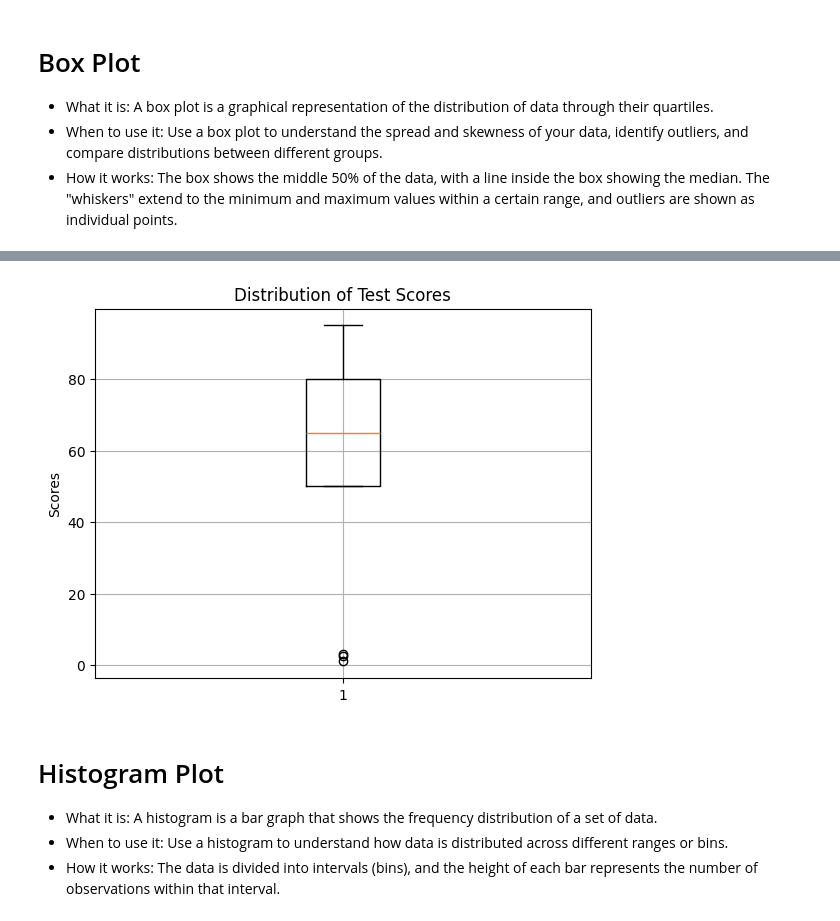
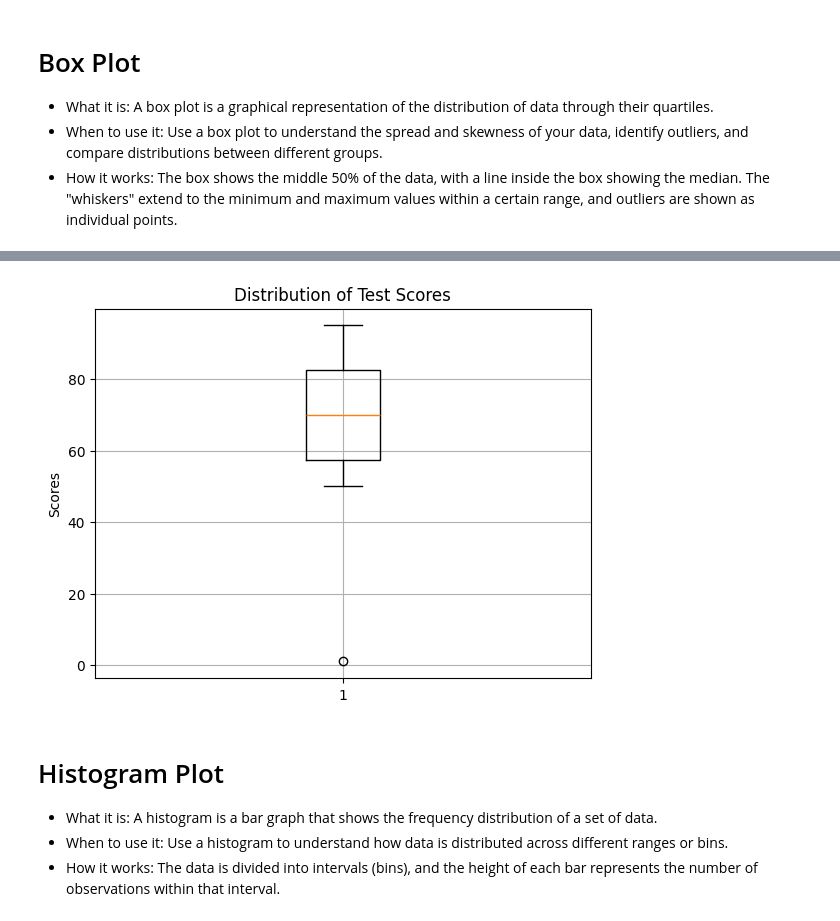
Before and after one commit to Ali4real/Navttac, a Jupyter notebook: class13.ipynb, the cells around one changed output, grey strips where cells are left out. Drawn from its saved outputs; the diff is of its cells as text; code cells hidden in the pictures.

```diff
--- a/class13.ipynb
+++ b/class13.ipynb
@@ -49,17 +49,17 @@ plt.show()
 # %% [markdown]
 ![alt text](box.png "Title")
 # %%
-scores = [1,3,2.5,50, 55, 60, 65, 70, 75, 80, 85, 90, 95]
+scores = [1,50, 55, 60, 65, 70, 75, 80, 85, 90, 95]
 
 # Box plot
 plt.boxplot(scores)
 plt.title("Distribution of Test Scores")
 plt.ylabel("Scores")
 plt.grid(True,which="both")
 
 plt.show()
 # %% [output]
-[figure, old version]
+[figure, new version]
 # %% [markdown]
 # Histogram Plot
 - What it is: A histogram is a bar graph that shows the frequency distribution of a set of data.
```
Also changed, not shown: parts of 2 cells of this notebook.
